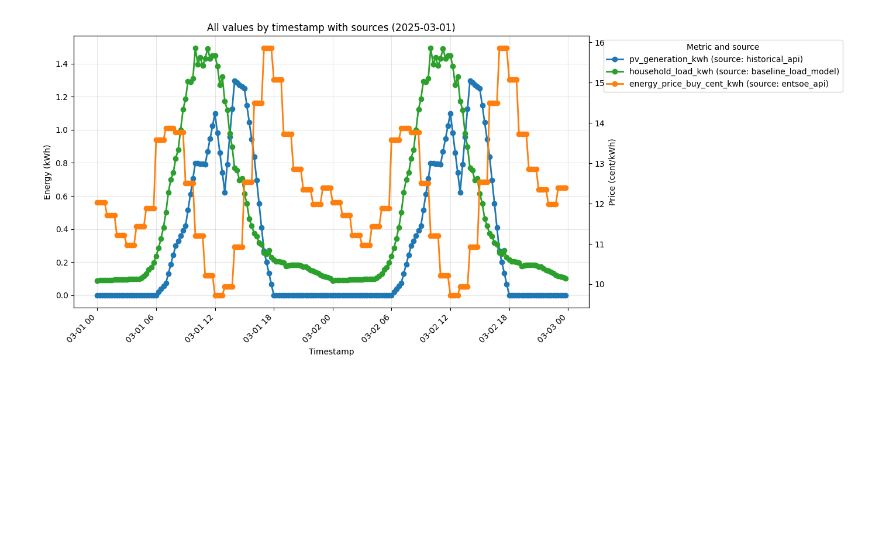
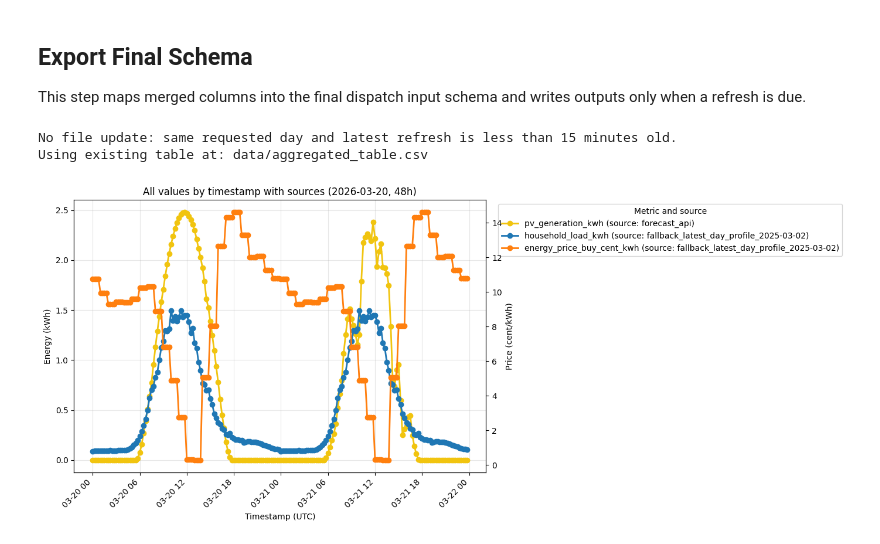
Before and after one commit to joschamz/hems-automation, a Jupyter notebook: create_aggreg_table.ipynb, the cells around one changed output. Saved outputs shown, nothing was run; the diff lists cells and outputs as text; code cells hidden in the pictures; blank space fills up the shorter version.

```diff
--- a/create_aggreg_table.ipynb
+++ b/create_aggreg_table.ipynb
@@ -33,8 +404,17 @@ df.shape
 # %%
-# duplicate the rows and elongate the time column to create a 48 h time series
-df = pd.concat([df, df], ignore_index=True)
-start_time = pd.to_datetime(df["time"]).min()
-df["time"] = pd.date_range(start=start_time, periods=len(df), freq="15min")
+# Ensure timestamps are UTC and sorted before validation.
+df["time"] = pd.to_datetime(df["time"], utc=True, errors="coerce")
+df = df.dropna(subset=["time"]).sort_values("time").reset_index(drop=True)
+
+# 48h at 15-minute resolution must produce exactly 192 rows.
+expected_rows = 48 * 4
+if len(df) != expected_rows:
+    raise ValueError(f"Expected {expected_rows} rows (48h at 15-min), got {len(df)}")
+
+# Validate strict 15-minute continuity to prevent dispatch horizon gaps.
+step_ok = df["time"].diff().dropna().eq(pd.Timedelta(minutes=15)).all()
+if not step_ok:
+    raise ValueError("Time index is not a continuous 15-minute UTC series.")
 # %%
 df.shape
 # %% [output]
@@ -42,14 +422,37 @@ df.shape
+# %% [markdown]
+## Export Final Schema
+
+This step maps merged columns into the final dispatch input schema and writes outputs only when a refresh is due.
 # %%
-# keep only time, predicted_kwh_x, source_x, price_cent_kwh, source_y, predicted_kwh_y, household, and source
+# Select and rename only the columns needed by downstream dispatch code.
 df_new = df[["time", "predicted_kwh_x", "source_x", "price_cent_kwh", "source_y", "predicted_kwh_y", "household", "source"]]
 df_new.columns = ["utc_timestamp", "pv_generation_kwh", "source_solar", "energy_price_buy_cent_kwh", "source_price", "household_load_kwh", "household", "source_load"]
 
-    # save the df as a csv file
-df_new.to_csv("data/aggregated_table.csv", index=False)
+# Persist files only when this run is allowed to refresh output (same day, >= 15 minutes).
+if REFRESH_OCCURRED:
+    OUTPUT_PATH.parent.mkdir(parents=True, exist_ok=True)
+    df_new.to_csv(OUTPUT_PATH, index=False)
 
-# plot all values by timestamp with price on a second y-axis
+    # Keep a tiny state file so later runs can decide refresh vs reuse.
+    STATE_PATH.parent.mkdir(parents=True, exist_ok=True)
+    state_payload = {
+        "last_update_utc": NOW_UTC.isoformat(),
+        "update_interval_minutes": 15,
+        "start_day_utc": str(START_DAY),
+        "rows": int(len(df_new)),
+        "price_fallback_policy": "latest_available_day_profile",
+    }
+    STATE_PATH.write_text(json.dumps(state_payload, indent=2), encoding="utf-8")
+
+    print(f"Saved refreshed 48h table to: {OUTPUT_PATH}")
+    print(f"Updated refresh state in:     {STATE_PATH}")
+else:
+    print("No file update: same requested day and latest refresh is less than 15 minutes old.")
+    print(f"Using existing table at: {OUTPUT_PATH}")
+
+# Plot the final 48h table with dual y-axes (energy left, price right).
 plot_df = df_new.copy()
-plot_df["utc_timestamp"] = pd.to_datetime(plot_df["utc_timestamp"])
+plot_df["utc_timestamp"] = pd.to_datetime(plot_df["utc_timestamp"], utc=True)
 
 def get_source_label(frame, source_col):
     source_values = frame[source_col].dropna().unique()
@@ -66,41 +469,43 @@ line_solar = ax_left.plot(
     plot_df["pv_generation_kwh"],
     marker="o",
     linewidth=2,
-    color="#1f77b4",
+    color="#f1c40f",
     label=f"pv_generation_kwh (source: {source_solar})",
 )[0]
 
 line_load = ax_left.plot(
     plot_df["utc_timestamp"],
     plot_df["household_load_kwh"],
     marker="o",
     linewidth=2,
-    color="#2ca02c",
+    color="#1f77b4",
     label=f"household_load_kwh (source: {source_load})",
 )[0]
 
-ax_left.set_xlabel("Timestamp")
+ax_left.set_xlabel("Timestamp (UTC)")
 ax_left.set_ylabel("Energy (kWh)")
 ax_left.grid(alpha=0.3)
 
 ax_right = ax_left.twinx()
 line_price = ax_right.plot(
     plot_df["utc_timestamp"],
     plot_df["energy_price_buy_cent_kwh"],
     marker="o",
     linewidth=2,
     color="#ff7f0e",
     label=f"energy_price_buy_cent_kwh (source: {source_price})",
 )[0]
 ax_right.set_ylabel("Price (cent/kWh)")
 
 lines = [line_solar, line_load, line_price]
 labels = [line.get_label() for line in lines]
 ax_left.legend(lines, labels, title="Metric and source", bbox_to_anchor=(1.02, 1), loc="upper left")
 
-ax_left.set_title(f"All values by timestamp with sources ({date})")
+ax_left.set_title(f"All values by timestamp with sources ({date}, 48h)")
 fig.autofmt_xdate(rotation=45)
 plt.tight_layout()
 plt.show()
 # %% [output]
+No file update: same requested day and latest refresh is less than 15 minutes old.
+Using existing table at: data/aggregated_table.csv
-[figure, old version]
+[figure, new version]
```
Also changed, not shown: parts of 8 cells of this notebook, 7 other files.
